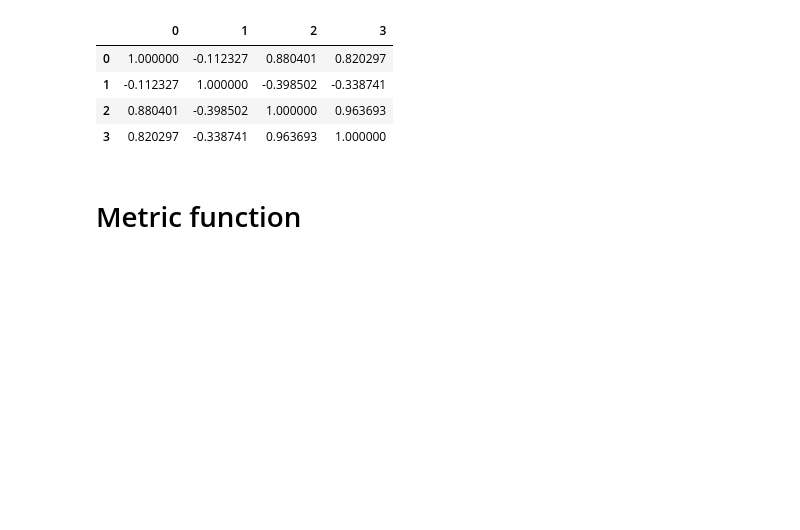
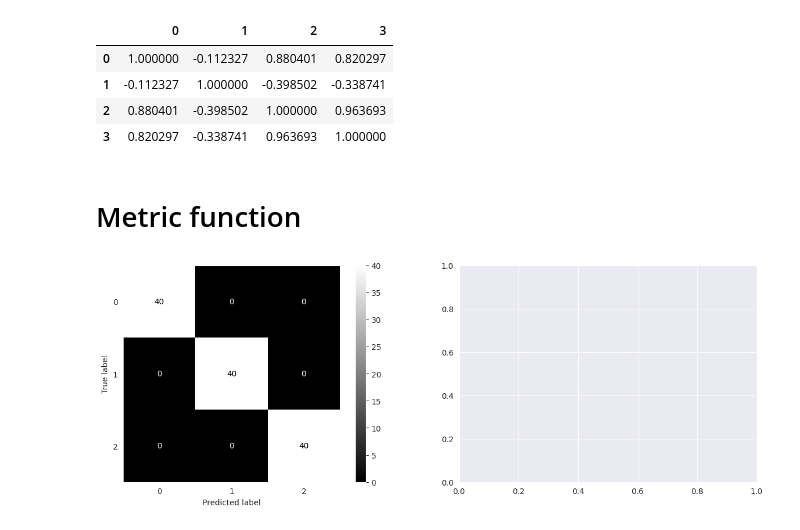
Before and after one commit to xXKeNdAmAmAsTeRXx/Machine-Learning-Tasks, a Jupyter notebook: Classification/iris_testing.ipynb, the cells around one changed output. Drawn from its saved outputs; the diff is of its cells as text; code cells hidden in the pictures; blank space fills up the shorter version.

Commit message:
WIP: metrics and plotting

```diff
--- a/Classification/iris_testing.ipynb
+++ b/Classification/iris_testing.ipynb
@@ -66,3 +66,31 @@ corr_mtx
 | 3 | 0.820297 | -0.338741 | 0.963693 | 1.000000 |
 # %% [markdown]
 # Metric function
+# %%
+from sklearn.metrics import classification_report, confusion_matrix, roc_curve, auc, ConfusionMatrixDisplay
+
+
+def metric(preds, probs, true_labels):
+
+    #Metrics
+    cr = confusion_matrix(true_labels, preds)
+    cf_mtx = confusion_matrix(preds, true_labels)
+
+    #Ploting
+
+
+    fig, (ax_cfmtx, ax_roc) = plt.subplots(1,2, figsize=(15,5))
+
+    #Confusion matrix
+    ax_cfmtx.grid(False)
+    ax_cfmtx = ConfusionMatrixDisplay(confusion_matrix=cf_mtx).plot(ax = ax_cfmtx, cmap="grey")
+
+    #ROC
+
+
+
+
+
+metric(y_train, y_train, y_train)
+# %% [output]
+[figure, added]
```
